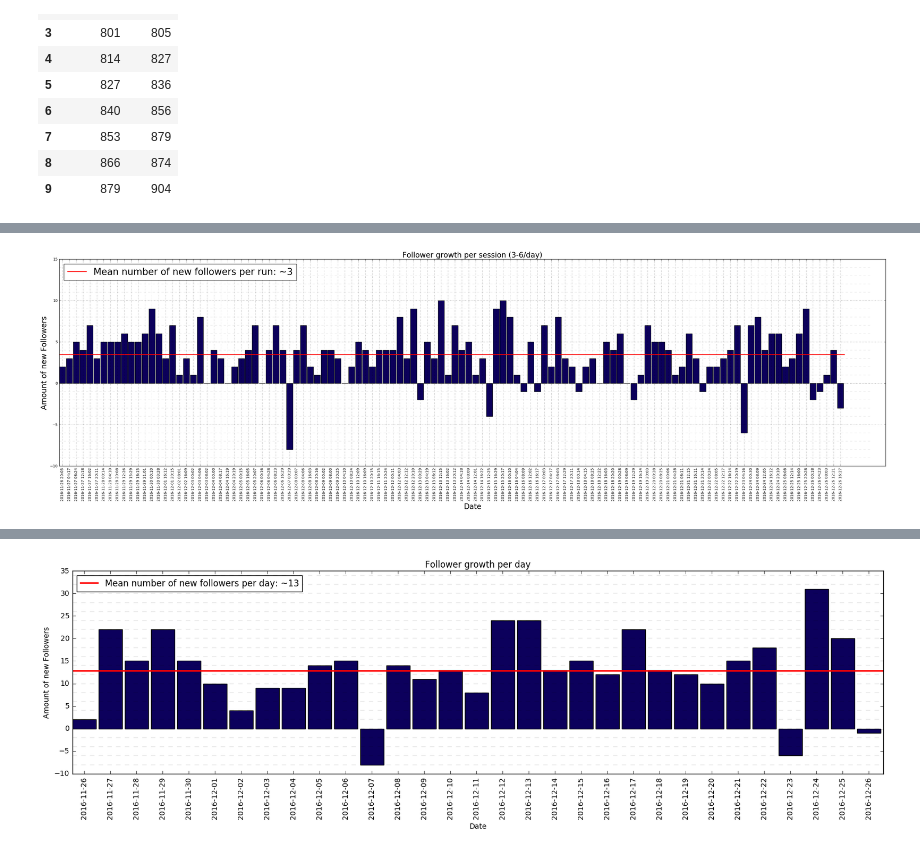
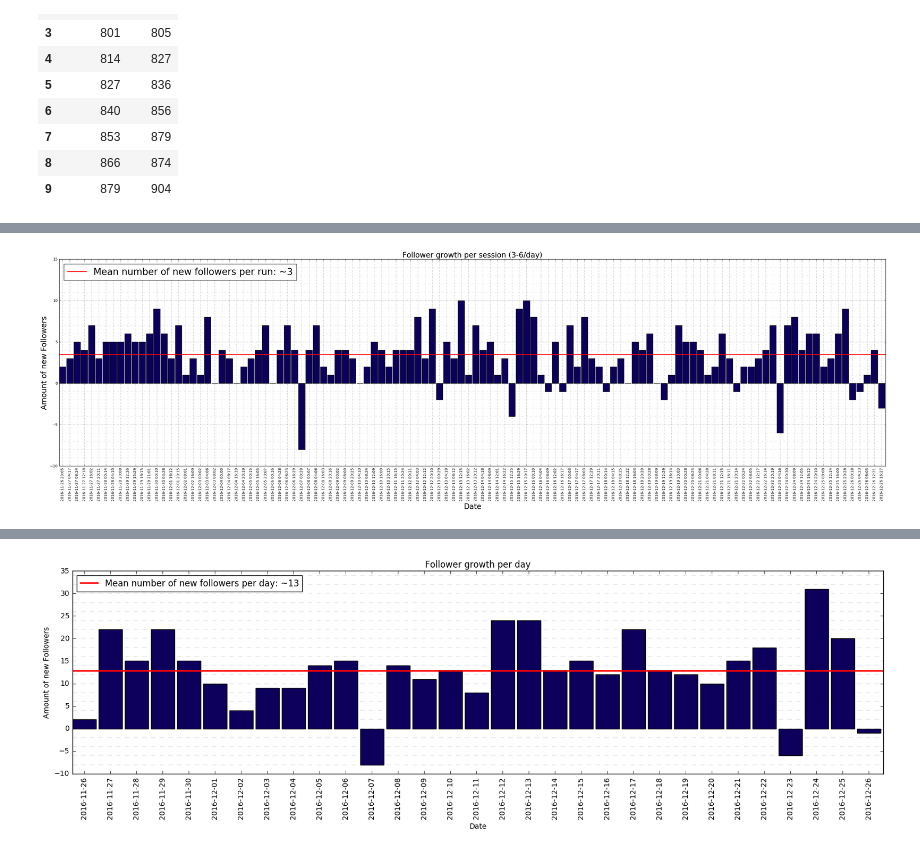
Before and after one commit to InstaPy/InstaPy, a Jupyter notebook: follow_num_plot/instapy.ipynb, the cells around one changed output, grey strips where cells are left out. Saved outputs shown, nothing was run; the diff lists cells and outputs as text; code cells hidden in the pictures.

```diff
--- a/follow_num_plot/instapy.ipynb
+++ b/follow_num_plot/instapy.ipynb
@@ -178,34 +404,36 @@ f_m_diffs = [diff for diff, date in zip(diffs, dates) if date < '2016-12-27']
 f_m_dates = dates[:len(f_m_diffs)]
 
 f_m_diff_mean = np.mean(f_m_diffs)
 
 fig = plt.figure(figsize=(40, 10))
 ax = fig.add_subplot(111)
 
 plt.title('Follower growth per session (3-6/day)', fontsize=20)
 plt.xlabel('Date', fontsize=20)
 plt.ylabel('Amount of new Followers', fontsize=20)
 
 f_m_diff_line = np.empty(len(f_m_dates) + 1)
 f_m_diff_line.fill(f_m_diff_mean)
 
 ax.plot(np.arange(len(f_m_dates) + 1), f_m_diff_line, 'r-', linewidth="2", label="Mean number of new followers per run: ~" + str(int(round(f_m_diff_mean))))
 ax.bar(np.arange(len(f_m_dates)), f_m_diffs, 0.9, color="#0c005c")
 
 for num in np.arange(np.min(f_m_diffs) - 1, np.max(f_m_diffs) + 5):
     line = np.empty(len(f_m_dates) + 5)
     line.fill(num)
 
     ax.plot(np.arange(len(f_m_dates) + 5), line, 'k--', linewidth='0.1')
 
 ax.set_xticks(np.arange(len(f_m_dates)) + 0.45)
 ax.set_xticklabels(f_m_dates, rotation="vertical")
 
+plt.xlim(0, len(f_m_dates))
+
 plt.grid()
 plt.legend(loc=2,numpoints=1, fontsize=25)
 plt.show()
 # %% [output]
-[figure, old version]
+[figure, new version]
 # %%
 daily_grow = defaultdict(lambda: 0)
 
```
Also changed, not shown: parts of 18 cells of this notebook, 18 other files.
